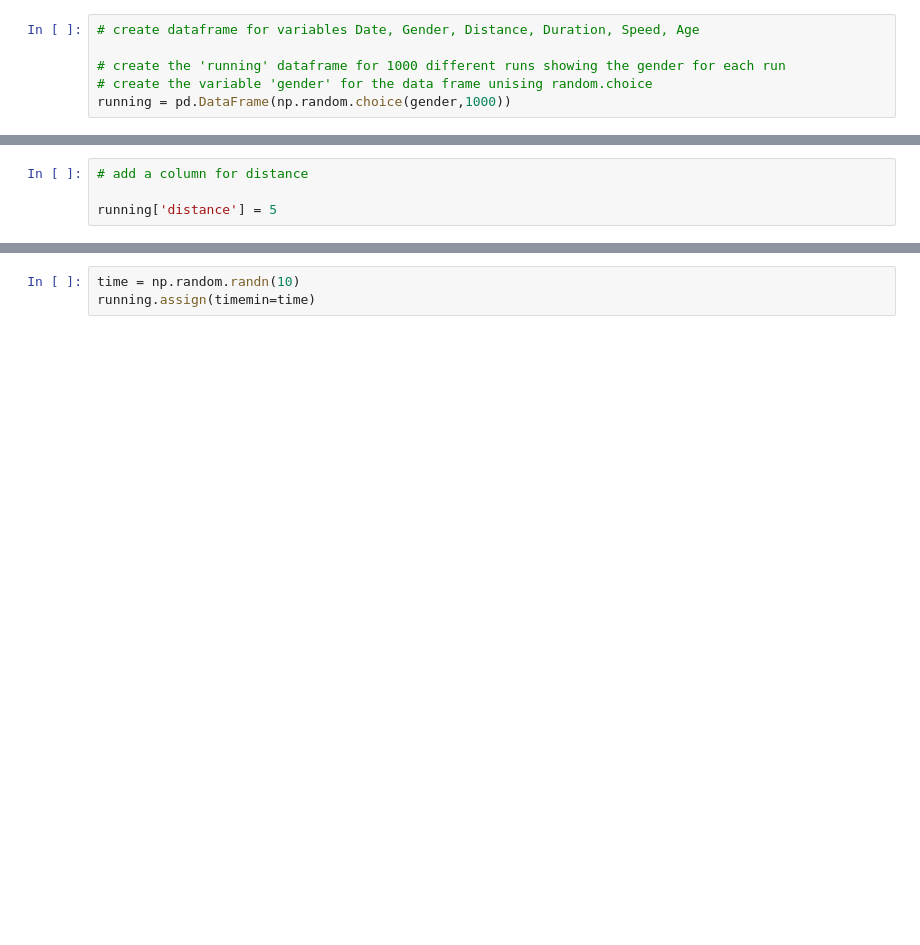
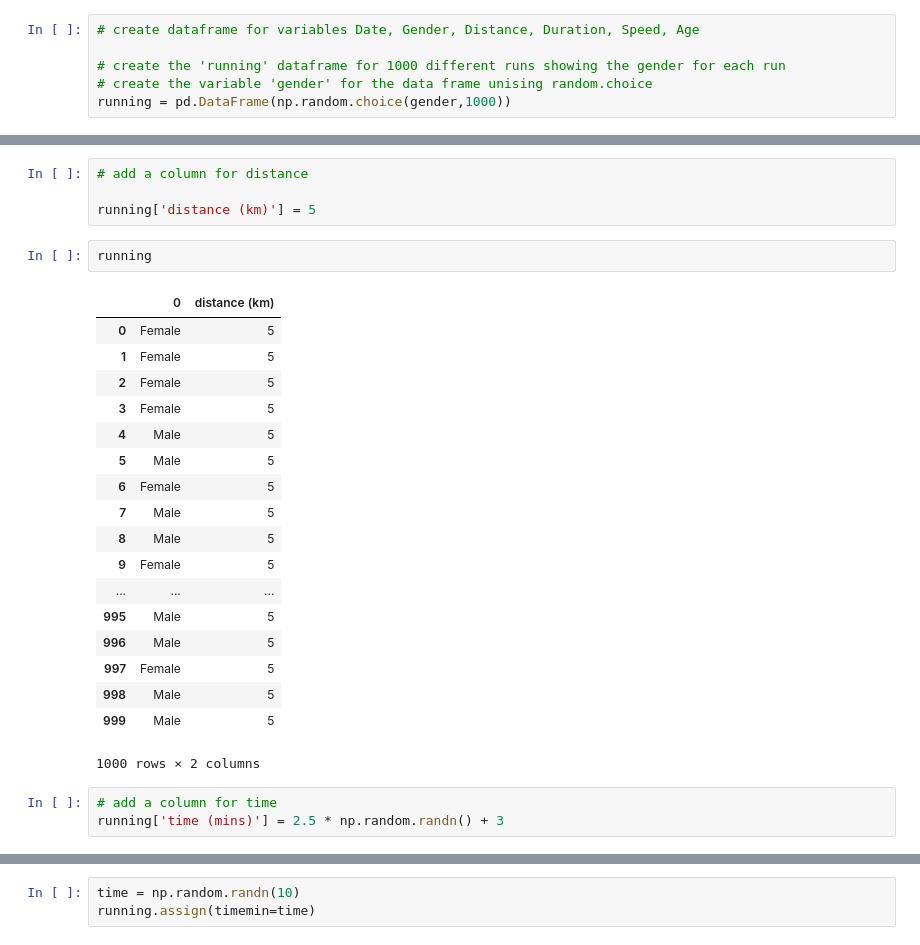
Before and after one commit to davidobrien1/project, a Jupyter notebook: phenomenon.ipynb, the cells around one changed output, grey strips where cells are left out. Saved outputs shown, nothing was run; the diff lists cells and outputs as text; blank space fills up the shorter version.

```diff
--- a/phenomenon.ipynb
+++ b/phenomenon.ipynb
@@ -65,7 +70,31 @@ running
 # %%
 # add a column for distance
 
-running['distance'] = 5
+running['distance (km)'] = 5
+# %%
+running
+# %% [output]
+|  | 0 | distance (km) |
+| 0 | Female | 5 |
+| 1 | Female | 5 |
+| 2 | Female | 5 |
+| 3 | Female | 5 |
+| 4 | Male | 5 |
+| 5 | Male | 5 |
+| 6 | Female | 5 |
+| 7 | Male | 5 |
+| 8 | Male | 5 |
+| 9 | Female | 5 |
+| ... | ... | ... |
+| 995 | Male | 5 |
+| 996 | Male | 5 |
+| 997 | Female | 5 |
+| 998 | Male | 5 |
+| 999 | Male | 5 |
+1000 rows × 2 columns
+# %%
+# add a column for time
+running['time (mins)'] = 2.5 * np.random.randn() + 3
 # %%
 running
 # %% [output]
```
Also changed, not shown: parts of 3 cells of this notebook.
